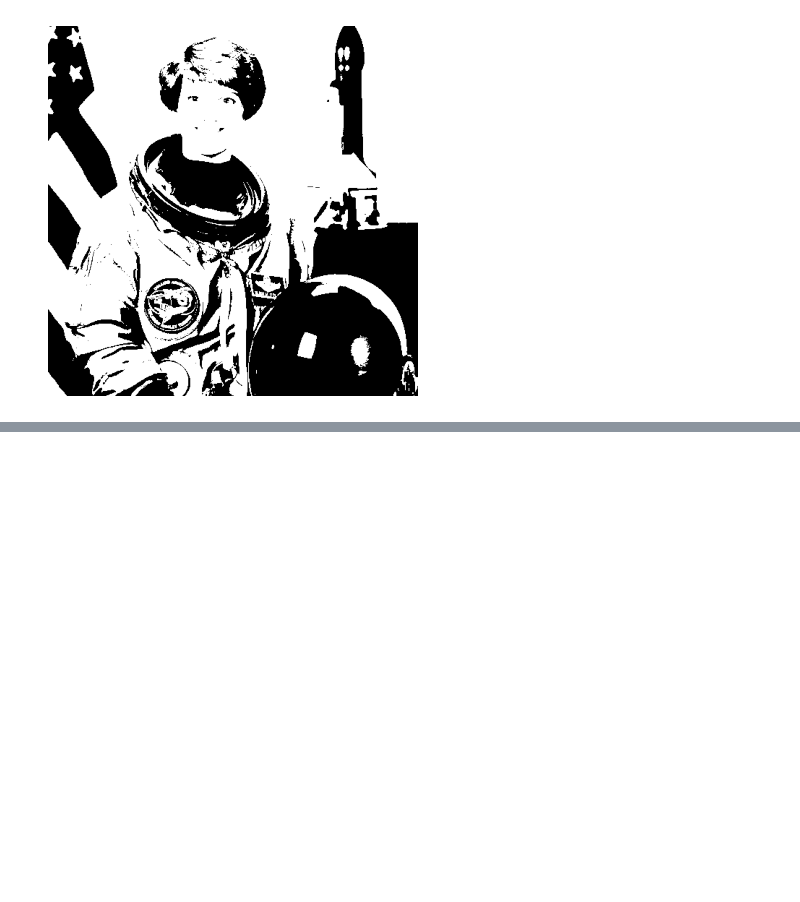
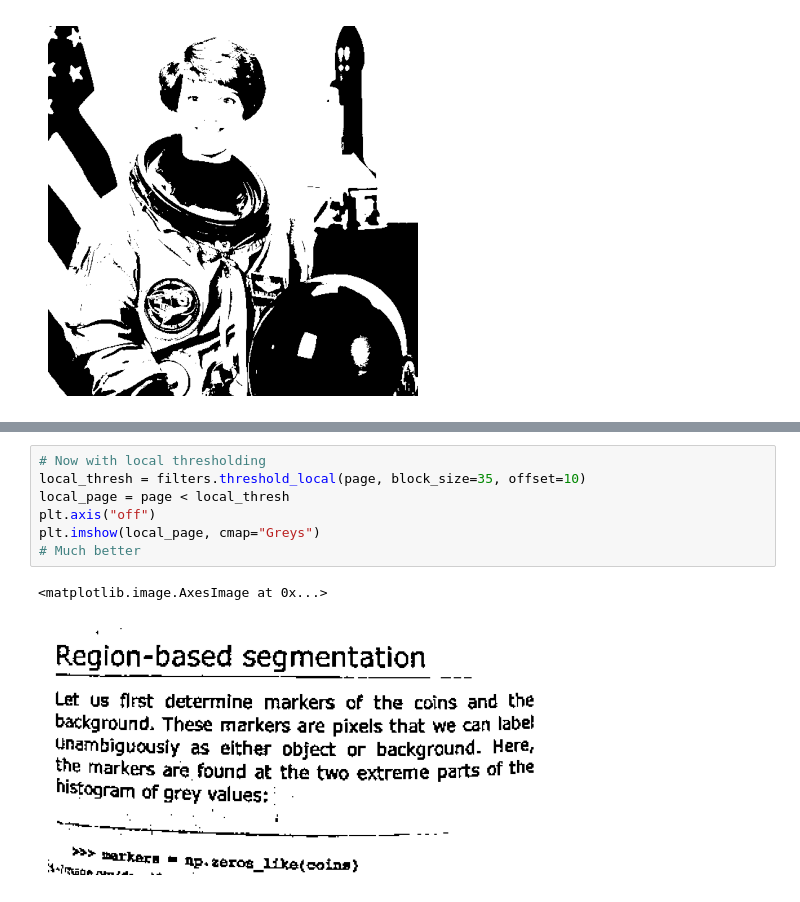
Before and after one commit to r-leyshon/image-processing, a Jupyter notebook: scikit-image/image-processing-with-skimage/01.intro.ipynb, the cells around one changed output, grey strips where cells are left out. Saved outputs shown, nothing was run; the diff lists cells and outputs as text; blank space fills up the shorter version.

```diff
--- a/scikit-image/image-processing-with-skimage/01.intro.ipynb
+++ b/scikit-image/image-processing-with-skimage/01.intro.ipynb
@@ -145,0 +173,10 @@ plt.show()
+# %%
+# Now with local thresholding
+local_thresh = filters.threshold_local(page, block_size=35, offset=10)
+local_page = page < local_thresh
+plt.axis("off")
+plt.imshow(local_page, cmap="Greys")
+# Much better
+# %% [output]
+<matplotlib.image.AxesImage at 0x...>
+[figure, added]
```
Also changed, not shown: parts of 5 cells of this notebook.
